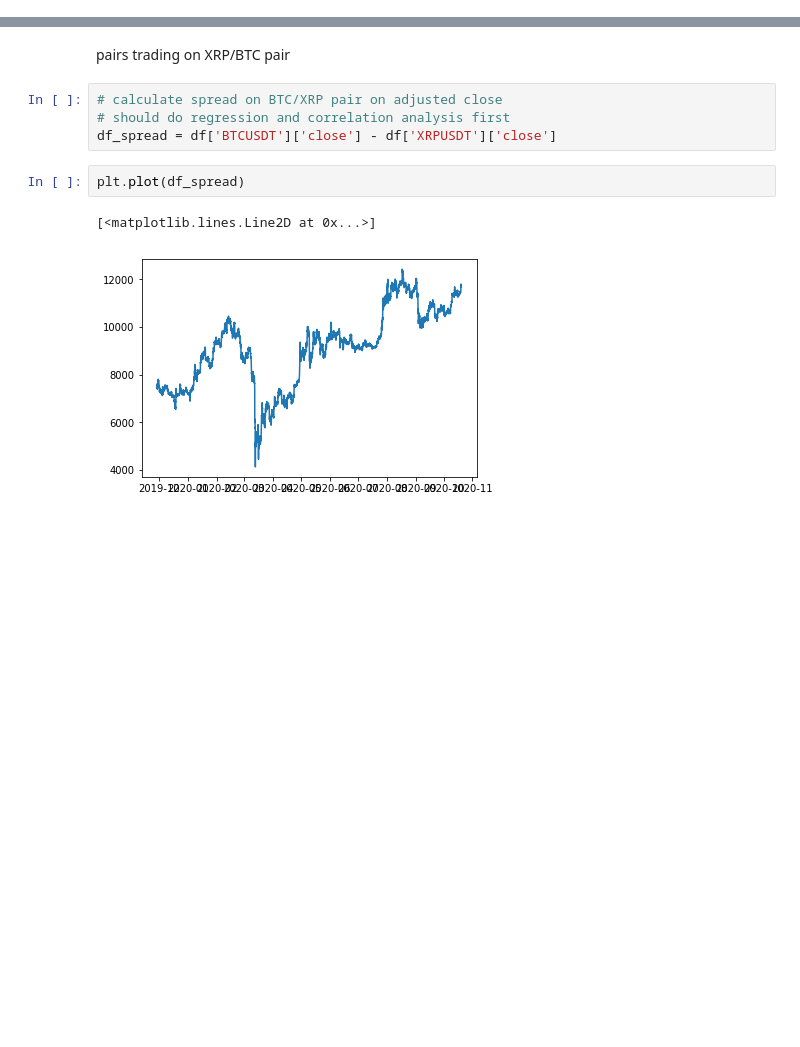
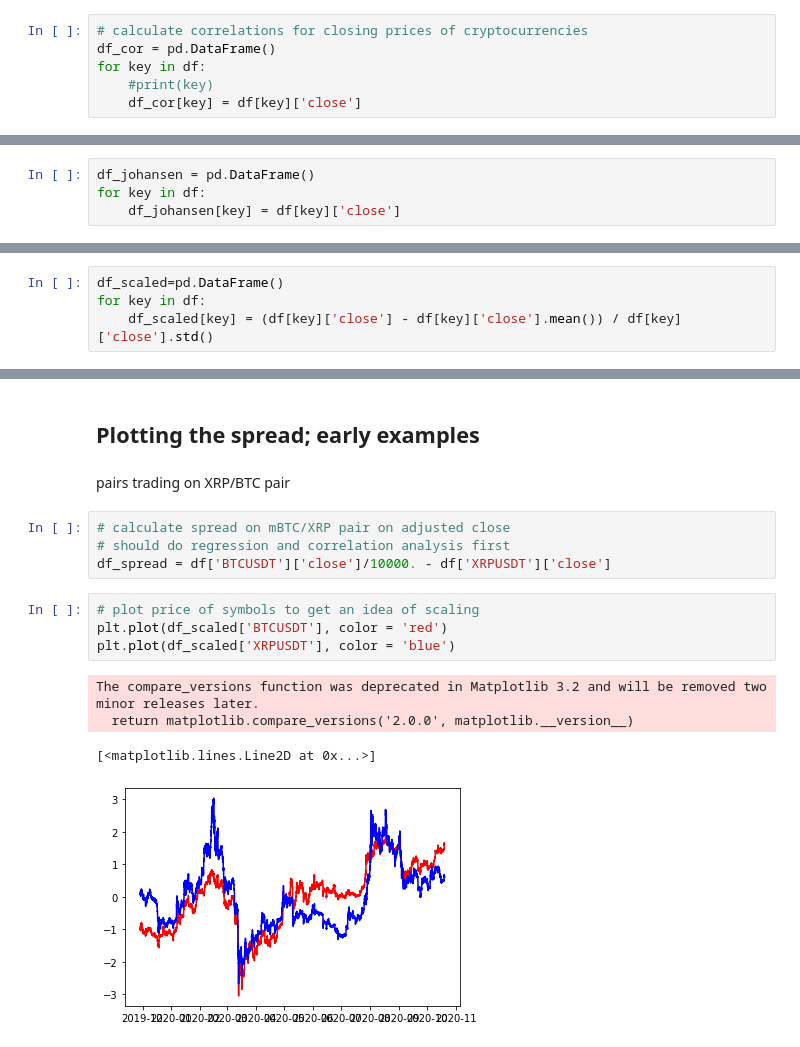
Before and after one commit to peparhugo/Econometrics_group_project, a Jupyter notebook: submission_3/data-ideas/pairs-trading-22102020.ipynb, the cells around one changed output, grey strips where cells are left out. Saved outputs shown, nothing was run; the diff lists cells and outputs as text; blank space fills up the shorter version.

```diff
--- a/submission_3/data-ideas/pairs-trading-22102020.ipynb
+++ b/submission_3/data-ideas/pairs-trading-22102020.ipynb
@@ -35,0 +89,6 @@ To register the converters:
+# %%
+# calculate correlations for closing prices of cryptocurrencies
+df_cor = pd.DataFrame()
+for key in df:
+    #print(key)
+    df_cor[key] = df[key]['close']
@@ -35,0 +108,4 @@ To register the converters:
+# %%
+df_johansen = pd.DataFrame()
+for key in df:
+    df_johansen[key] = df[key]['close']
@@ -35,0 +119,4 @@ To register the converters:
+# %%
+df_scaled=pd.DataFrame()
+for key in df:
+    df_scaled[key] = (df[key]['close'] - df[key]['close'].mean()) / df[key]['close'].std()
@@ -36,11 +264,17 @@ To register the converters:
+# %% [markdown]
+## Plotting the spread; early examples
 # %% [markdown]
 pairs trading on XRP/BTC pair
 # %%
-# calculate spread on BTC/XRP pair on adjusted close
+# calculate spread on mBTC/XRP pair on adjusted close
 # should do regression and correlation analysis first
-df_spread = df['BTCUSDT']['close'] - df['XRPUSDT']['close']
+df_spread = df['BTCUSDT']['close']/10000. - df['XRPUSDT']['close']
-# %%
-plt.plot(df_spread)
-# %% [output]
-[<matplotlib.lines.Line2D at 0x...>]
-[figure, removed]
+# %%
+# plot price of symbols to get an idea of scaling
+plt.plot(df_scaled['BTCUSDT'], color = 'red')
+plt.plot(df_scaled['XRPUSDT'], color = 'blue')
+# %% [output]
+The compare_versions function was deprecated in Matplotlib 3.2 and will be removed two minor releases later.
+  return matplotlib.compare_versions('2.0.0', matplotlib.__version__)
+[<matplotlib.lines.Line2D at 0x...>]
+[figure, added]
```
Also changed, not shown: parts of 31 cells of this notebook, 12 other files.
